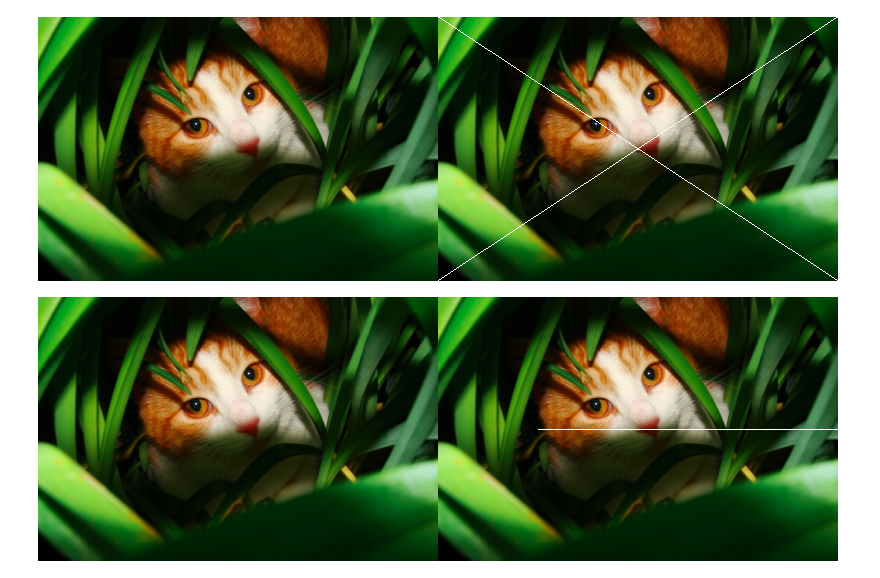
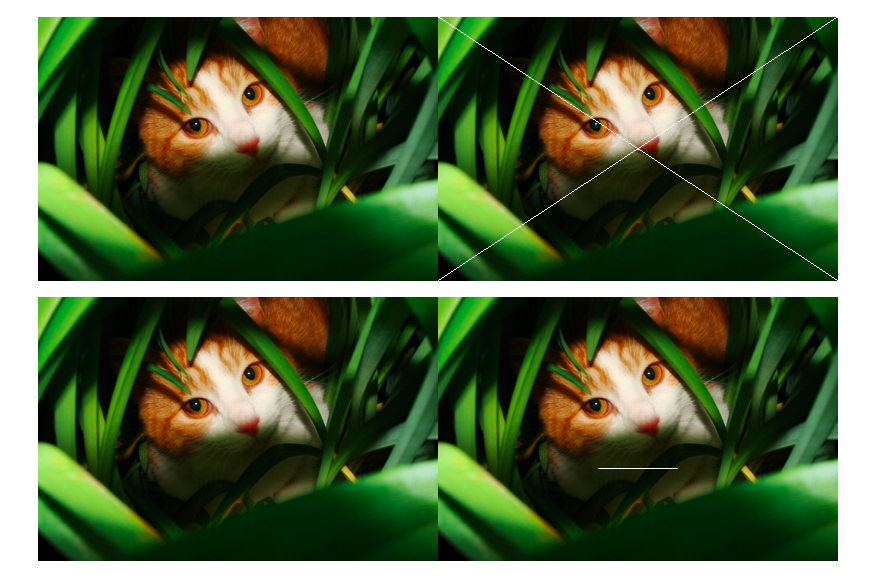
Before and after one commit to Xyrfo/PCVK26_24_Rifo, a Jupyter notebook: PCVK26_24_Rifo.ipynb, the cells around one changed output. Drawn from its saved outputs; the diff is of its cells as text; code cells hidden in the pictures.

```diff
--- a/PCVK26_24_Rifo.ipynb
+++ b/PCVK26_24_Rifo.ipynb
@@ -103,12 +103,19 @@ cv2_imshow(final_frame)
 # %% [output]
 [figure]
 # %%
-y_tengah = int(tinggi / 2)
+image_3 = cv.cvtColor(image, cv.COLOR_BGR2RGB)
 
-for x in range(100, 300):
-    image_3[y_tengah, x] = [255, 255, 255]
+y_posisi = int(tinggi * 0.65)
+
+panjang_garis = 80
+
+x_awal = int((lebar - panjang_garis) / 2)
+x_akhir = x_awal + panjang_garis
+
+for x in range(x_awal, x_akhir):
+    image_3[y_posisi, x] = [255, 255, 255]
 
 final_frame = cv.hconcat((image_2, image_3))
 cv2_imshow(final_frame)
 # %% [output]
-[figure, old version]
+[figure, new version]
```
Also changed, not shown: parts of 1 cell of this notebook.
